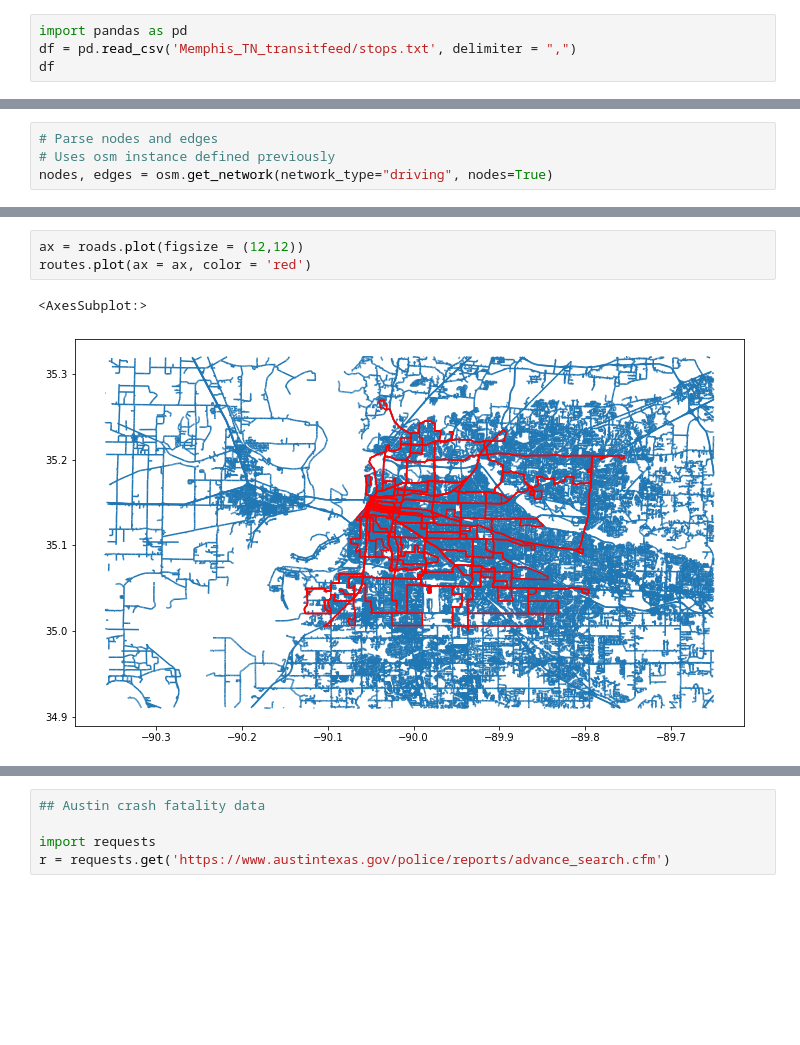
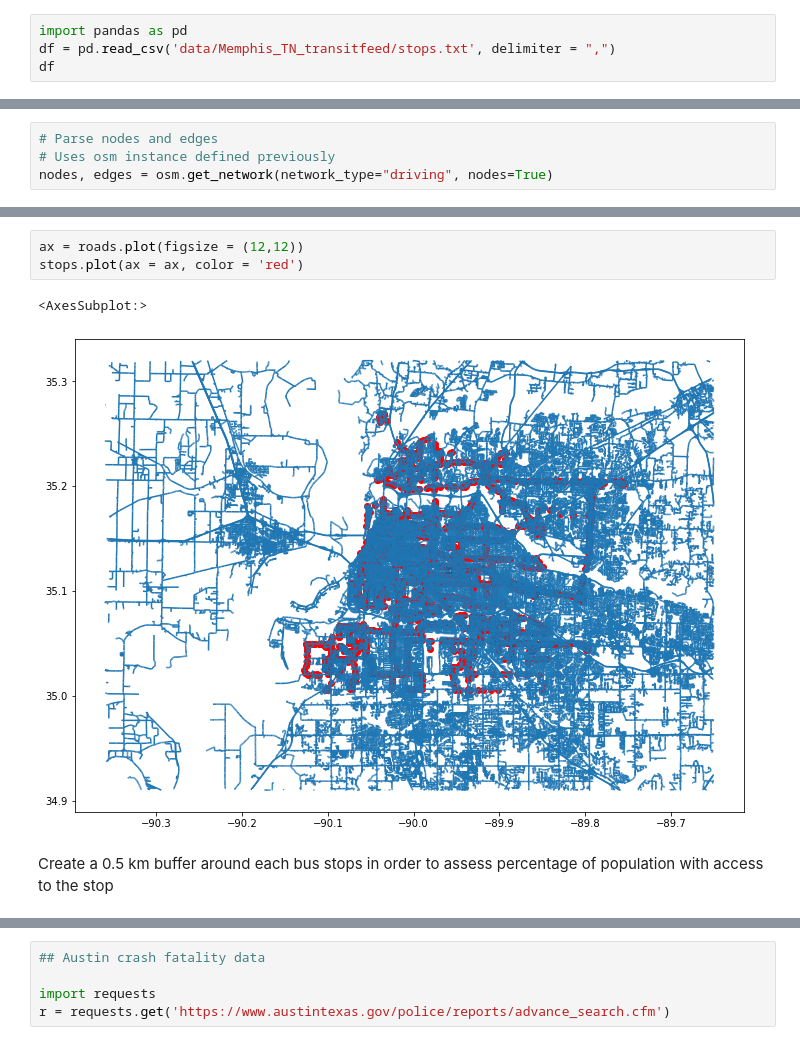
Before and after one commit to Sustainability-GIS-2021/final-assignment-redalisa, a Jupyter notebook: final_assignment.ipynb, the cells around one changed output, grey strips where cells are left out. Cells and saved outputs as stored; diff of their text form; blank space fills up the shorter version.

```diff
--- a/final_assignment.ipynb
+++ b/final_assignment.ipynb
@@ -41,7 +41,7 @@ with zipfile.ZipFile("Memphis_TN_transitfeed2.zip","r") as zip_ref:
     zip_ref.extractall("Memphis_TN_transitfeed")
 # %%
 import pandas as pd
-df = pd.read_csv('Memphis_TN_transitfeed/stops.txt', delimiter = ",")
+df = pd.read_csv('data/Memphis_TN_transitfeed/stops.txt', delimiter = ",")
 df
 # %% [output]
 |  | stop_id | stop_code | stop_name | stop_desc | stop_lat | stop_lon | zone_id | stop_url | location_type | ... |
@@ -368,7 +400,9 @@ NaN       552827
 Name: maxspeed, dtype: int64
 # %%
 ax = roads.plot(figsize = (12,12))
-routes.plot(ax = ax, color = 'red')
+stops.plot(ax = ax, color = 'red')
 # %% [output]
 <AxesSubplot:>
-[figure, old version]
+[figure, new version]
+# %% [markdown]
+Create a 0.5 km buffer around each bus stops in order to assess percentage of population with access to the stop
```
Also changed, not shown: parts of 11 cells of this notebook, 3 other files.
